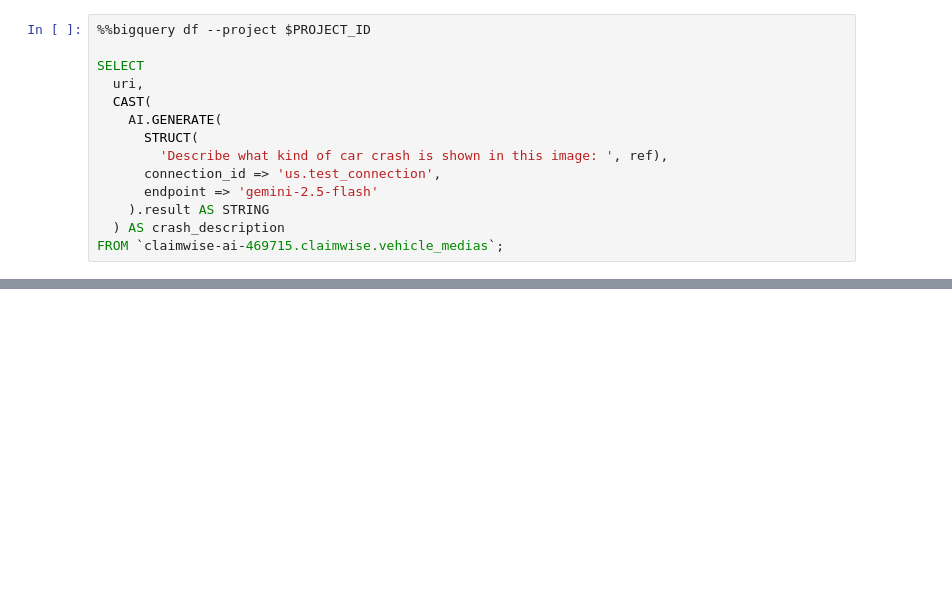
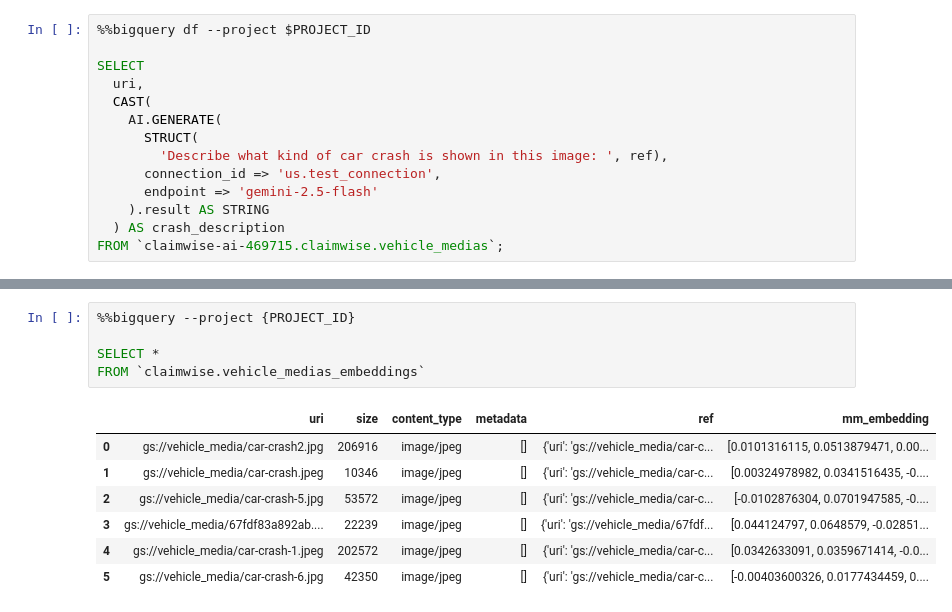
Before and after one commit to hongdnn/claimwise_ai, a Jupyter notebook: BigQuery.ipynb, the cells around one changed output, grey strips where cells are left out. Drawn from its saved outputs; the diff is of its cells as text; blank space fills up the shorter version.

Commit message:
update embedding features

```diff
--- a/BigQuery.ipynb
+++ b/BigQuery.ipynb
@@ -176,0 +291,13 @@ df
+# %%
+%%bigquery --project {PROJECT_ID}
+
+SELECT *
+FROM `claimwise.vehicle_medias_embeddings`
+# %% [output]
+|  | uri | size | content_type | metadata | ref | mm_embedding |
+| 0 | gs://vehicle_media/car-crash2.jpg | 206916 | image/jpeg | [] | {'uri': 'gs://vehicle_media/car-c... | [0.0101316115, 0.0513879471, 0.00... |
+| 1 | gs://vehicle_media/car-crash.jpeg | 10346 | image/jpeg | [] | {'uri': 'gs://vehicle_media/car-c... | [0.00324978982, 0.0341516435, -0.... |
+| 2 | gs://vehicle_media/car-crash-5.jpg | 53572 | image/jpeg | [] | {'uri': 'gs://vehicle_media/car-c... | [-0.0102876304, 0.0701947585, -0.... |
+| 3 | gs://vehicle_media/67fdf83a892ab.... | 22239 | image/jpeg | [] | {'uri': 'gs://vehicle_media/67fdf... | [0.044124797, 0.0648579, -0.02851... |
+| 4 | gs://vehicle_media/car-crash-1.jpeg | 202572 | image/jpeg | [] | {'uri': 'gs://vehicle_media/car-c... | [0.0342633091, 0.0359671414, -0.0... |
+| 5 | gs://vehicle_media/car-crash-6.jpg | 42350 | image/jpeg | [] | {'uri': 'gs://vehicle_media/car-c... | [-0.00403600326, 0.0177434459, 0.... |
```
Also changed, not shown: parts of 27 cells of this notebook.
